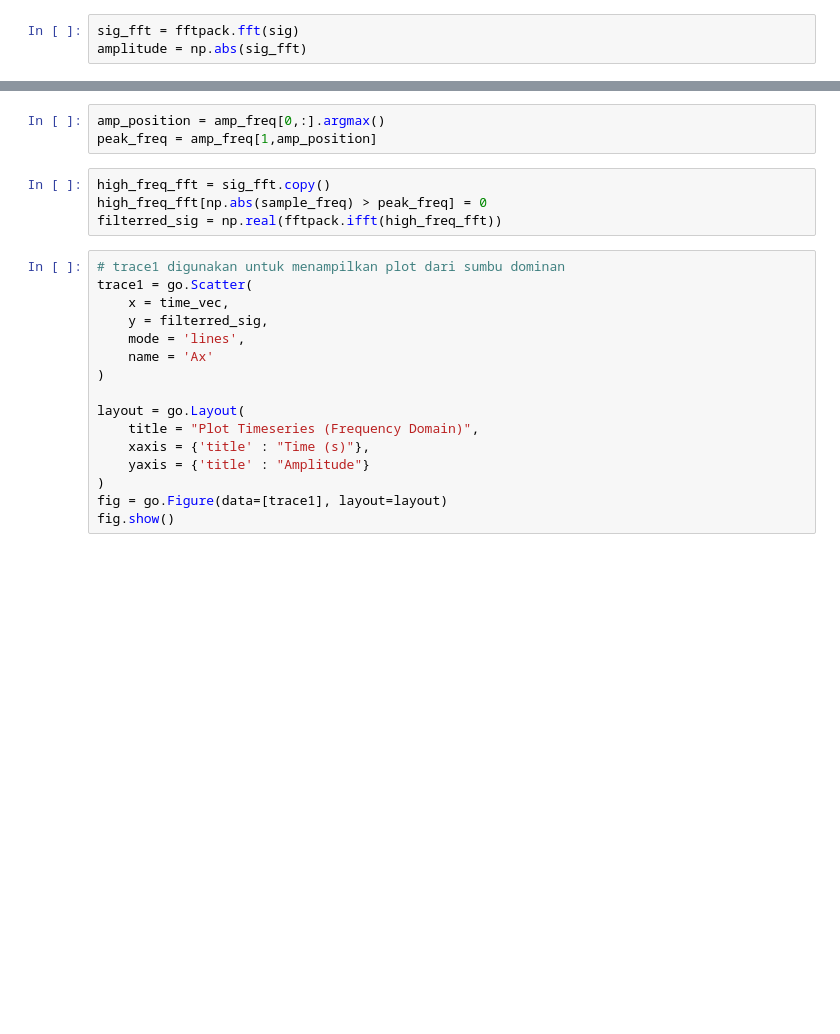
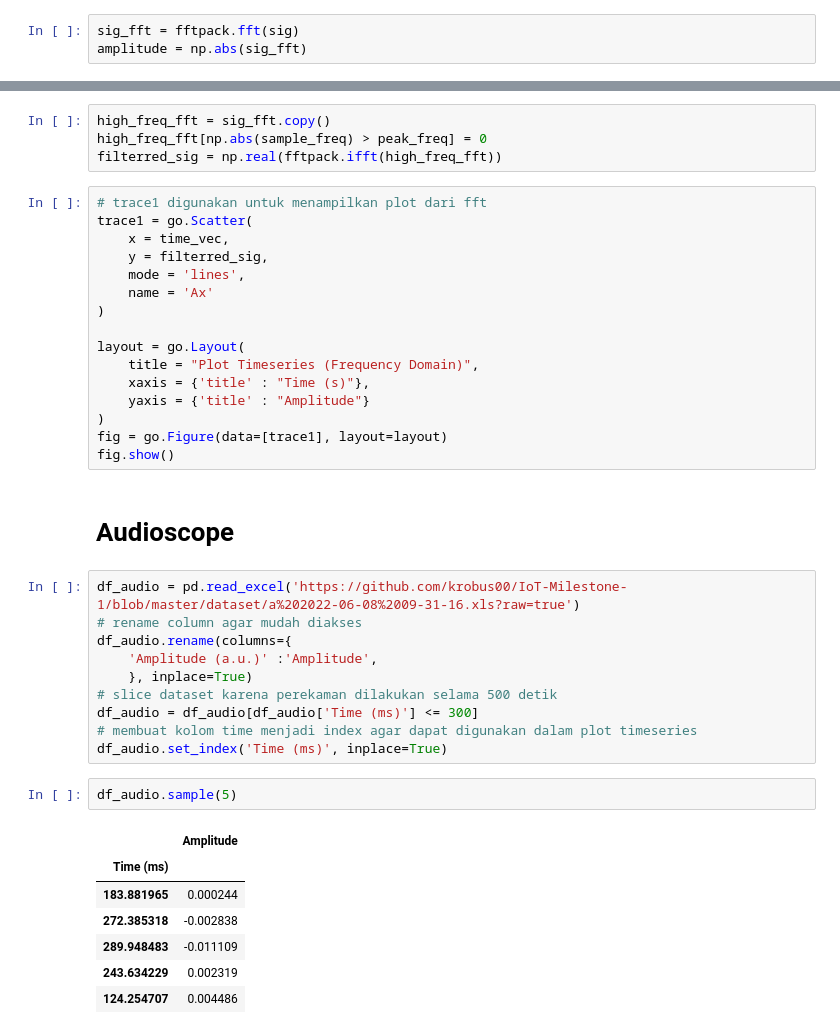
Before and after one commit to krobus00/IoT-Milestone-2, a Jupyter notebook: milestone 2.ipynb, the cells around one changed output, grey strips where cells are left out. Drawn from its saved outputs; the diff is of its cells as text; blank space fills up the shorter version.

Commit message:
[ADD] audioscope

```diff
--- a/milestone 2.ipynb
+++ b/milestone 2.ipynb
@@ -73,12 +76,9 @@ amp_freq = np.array([amplitude,sample_freq])
-# %%
-amp_position = amp_freq[0,:].argmax()
-peak_freq = amp_freq[1,amp_position]
 # %%
 high_freq_fft = sig_fft.copy()
 high_freq_fft[np.abs(sample_freq) > peak_freq] = 0
 filterred_sig = np.real(fftpack.ifft(high_freq_fft))
 # %%
-# trace1 digunakan untuk menampilkan plot dari sumbu dominan
+# trace1 digunakan untuk menampilkan plot dari fft
 trace1 = go.Scatter(
     x = time_vec,
     y = filterred_sig,
@@ -93,3 +93,25 @@ layout = go.Layout(
 )
 fig = go.Figure(data=[trace1], layout=layout)
 fig.show()
+# %% [markdown]
+# Audioscope
+# %%
+df_audio = pd.read_excel('https://github.com/krobus00/IoT-Milestone-1/blob/master/dataset/a%202022-06-08%2009-31-16.xls?raw=true')
+# rename column agar mudah diakses
+df_audio.rename(columns={
+    'Amplitude (a.u.)' :'Amplitude',
+    }, inplace=True)
+# slice dataset karena perekaman dilakukan selama 500 detik
+df_audio = df_audio[df_audio['Time (ms)'] <= 300]
+# membuat kolom time menjadi index agar dapat digunakan dalam plot timeseries
+df_audio.set_index('Time (ms)', inplace=True)
+# %%
+df_audio.sample(5)
+# %% [output]
+|  | Amplitude |
+| Time (ms) |  |
+| 183.881965 | 0.000244 |
+| 272.385318 | -0.002838 |
+| 289.948483 | -0.011109 |
+| 243.634229 | 0.002319 |
+| 124.254707 | 0.004486 |
```
Also changed, not shown: parts of 12 cells of this notebook, 2 other files.
